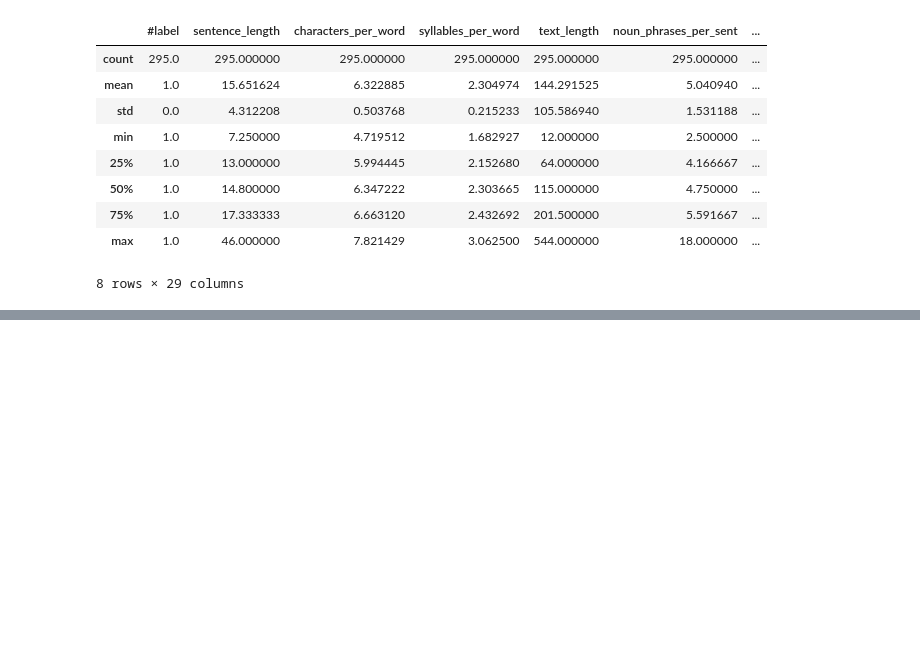
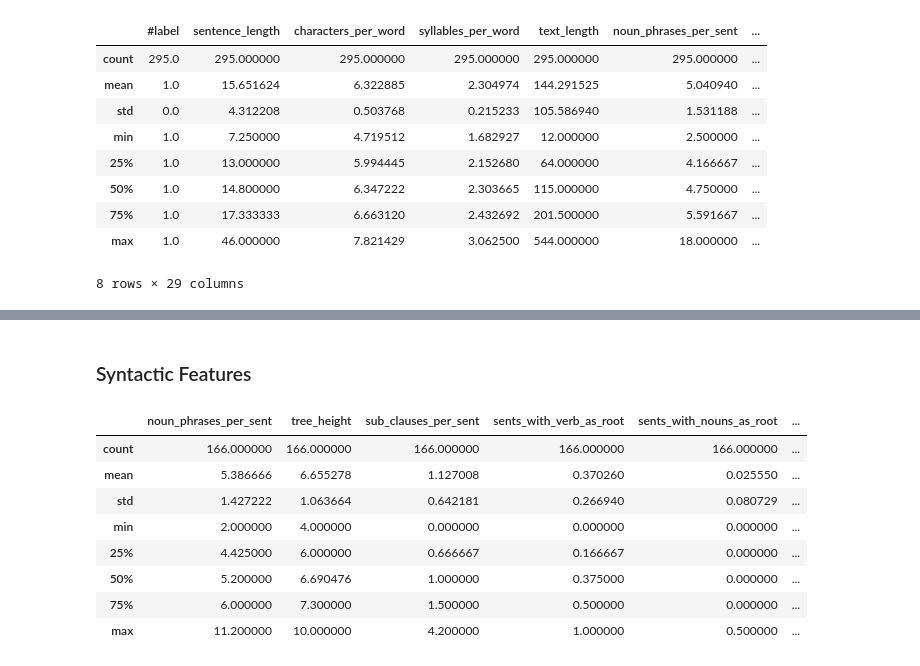
Before and after one commit to DanielAweis/TextComplexityFeatures, a Jupyter notebook: data_analysis/data_analysis_summaries.ipynb, the cells around one changed output, grey strips where cells are left out. Cells and saved outputs as stored; diff of their text form; code cells hidden in the pictures; blank space fills up the shorter version.

```diff
--- a/data_analysis/data_analysis_summaries.ipynb
+++ b/data_analysis/data_analysis_summaries.ipynb
@@ -94,0 +145,14 @@ wiki_data.describe()
+# %% [markdown]
+### Syntactic Features
+# %%
+summaries_df[["noun_phrases_per_sent", "tree_height", "sub_clauses_per_sent", "sents_with_verb_as_root", "sents_with_nouns_as_root", "sentence_length"]].describe()
+# %% [output]
+|  | noun_phrases_per_sent | tree_height | sub_clauses_per_sent | sents_with_verb_as_root | sents_with_nouns_as_root | ... |
+| count | 166.000000 | 166.000000 | 166.000000 | 166.000000 | 166.000000 | ... |
+| mean | 5.386666 | 6.655278 | 1.127008 | 0.370260 | 0.025550 | ... |
+| std | 1.427222 | 1.063664 | 0.642181 | 0.266940 | 0.080729 | ... |
+| min | 2.000000 | 4.000000 | 0.000000 | 0.000000 | 0.000000 | ... |
+| 25% | 4.425000 | 6.000000 | 0.666667 | 0.166667 | 0.000000 | ... |
+| 50% | 5.200000 | 6.690476 | 1.000000 | 0.375000 | 0.000000 | ... |
+| 75% | 6.000000 | 7.300000 | 1.500000 | 0.500000 | 0.000000 | ... |
+| max | 11.200000 | 10.000000 | 4.200000 | 1.000000 | 0.500000 | ... |
```
Also changed, not shown: parts of 9 cells of this notebook.
